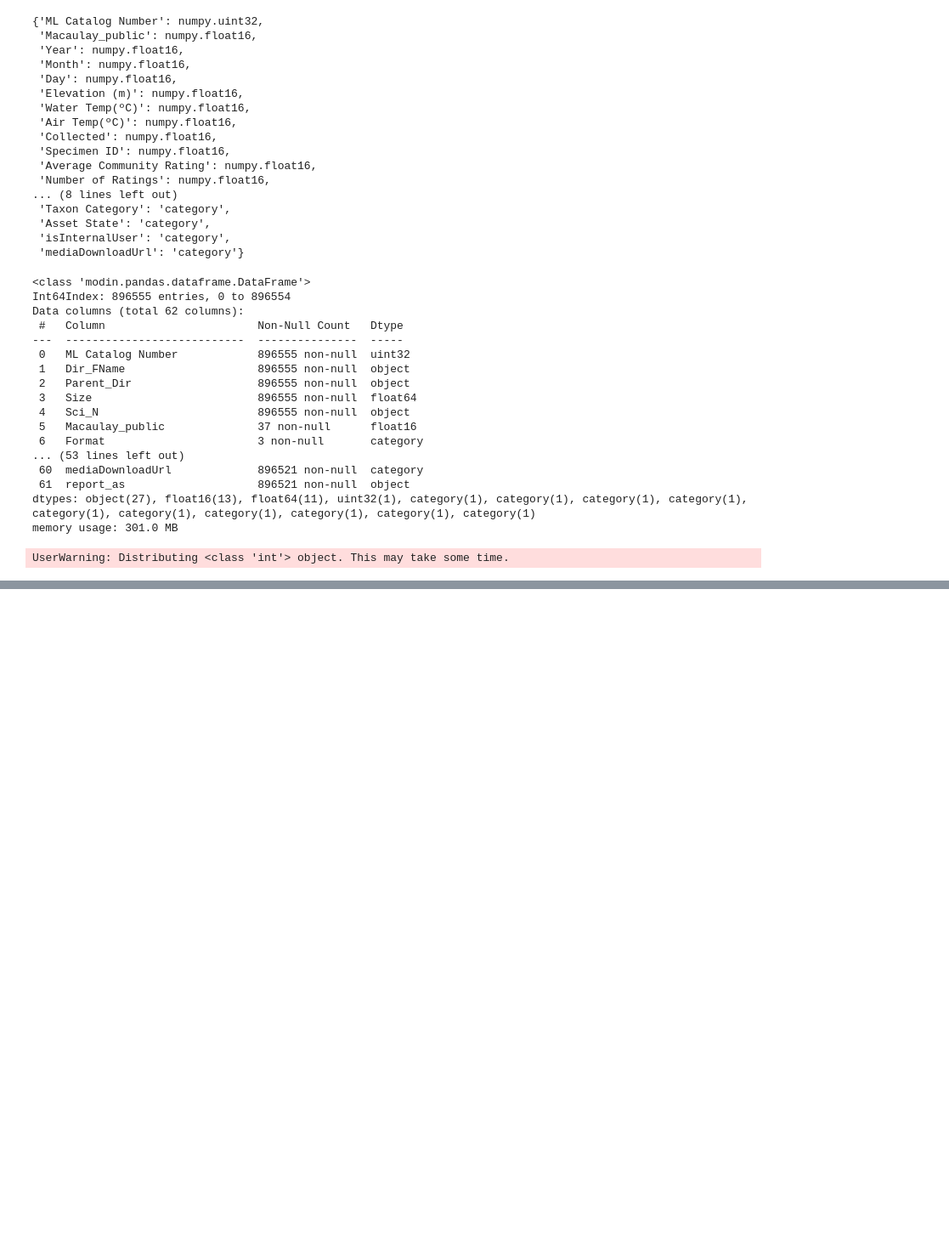
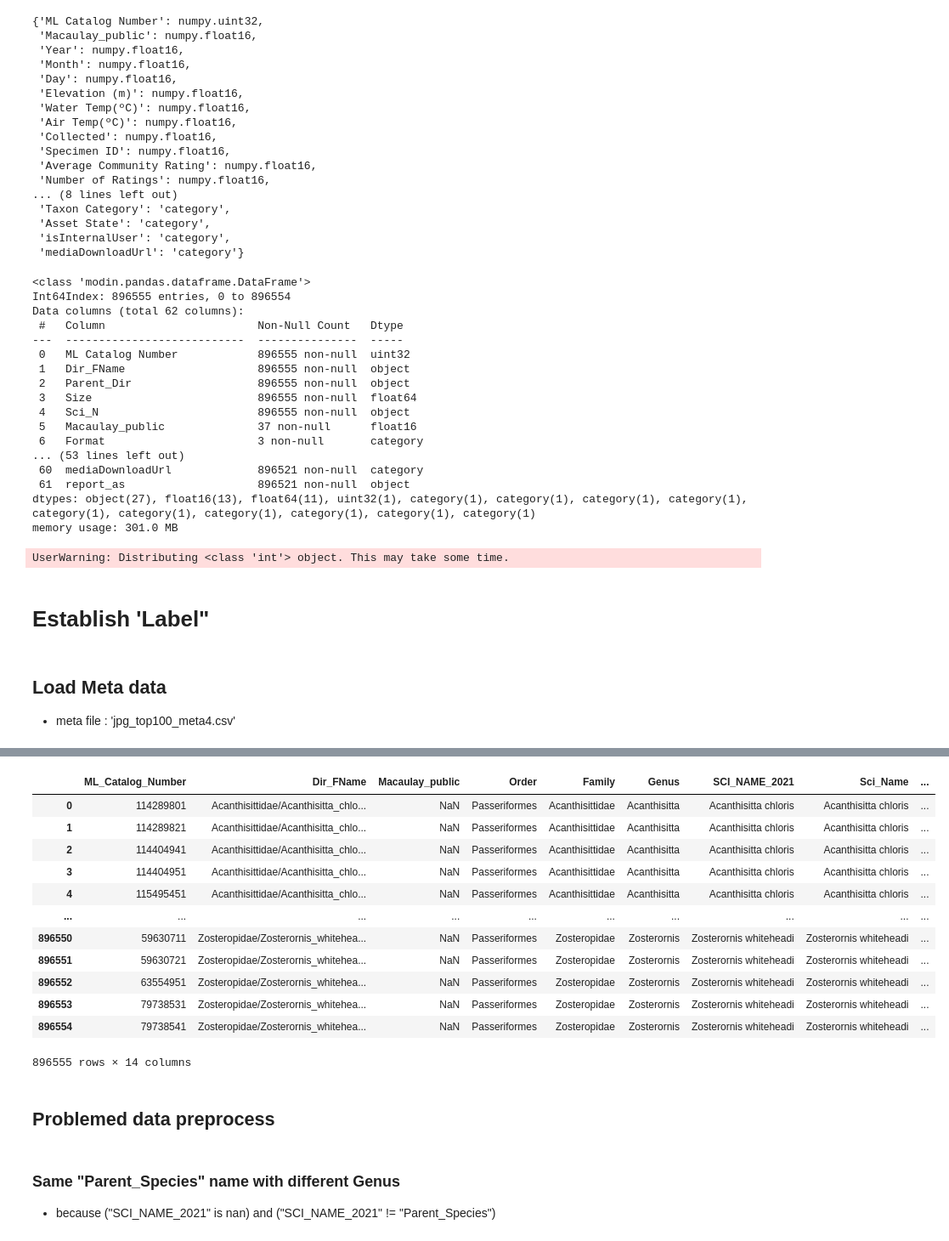
Before and after one commit to YunghuiHsu/ebird_project, a Jupyter notebook: download_ebird/get_ebird_meta.ipynb, the cells around one changed output, grey strips where cells are left out. Shown: that part at 85% size. Cells and saved outputs as stored; diff of their text form; code cells hidden in the pictures; blank space fills up the shorter version.

```diff
--- a/download_ebird/get_ebird_meta.ipynb
+++ b/download_ebird/get_ebird_meta.ipynb
@@ -1323,3 +1323,25 @@ Data columns (total 62 columns):
 dtypes: object(27), float16(13), float64(11), uint32(1), category(1), category(1), category(1), category(1), category(1), category(1), category(1), category(1), category(1), category(1)
 memory usage: 301.0 MB
 UserWarning: Distributing <class 'int'> object. This may take some time.
+# %% [markdown]
+# Establish 'Label"
+# %% [markdown]
+## Load Meta data
+- meta file : 'jpg_top100_meta4.csv'
+# %%
+%%time
+meta_file = dir_meta/'jpg_top100_meta4.csv'
+df_jpg100_meta = pd.read_csv(meta_file, index_col=0,)
+                            #  dtype=column_dtypes
+
+col_basic = ['ML_Catalog_Number', 'Dir_FName', 'Macaulay_public']
+col_file = ['Dir_FName', 'Parent_Dir', 'Sci_N']
+col_taxon = ['Order', 'Family', 'Genus', 'SCI_NAME_2021', 'Sci_Name', 'Parent_Species', 'Taxon_Category']
+col_geo = ['Country', 'Latitude', 'Longitude']
+col_time = ['Year', 'Month', 'Day']
+col_rating = ['Average_Community_Rating','Number_of_Ratings']
+col_state = ['Age/Sex', 'Behaviors']
+col_rating = ['Number_of_Ratings', 'Average_Community_Rating',]
+df_meta = df_jpg100_meta[col_basic + col_taxon + col_rating + col_state].copy()
+df_meta
+# %% [output]
@@ -1325,0 +1350,18 @@ UserWarning: Distributing <class 'int'> object. This may take some time.
+|  | ML_Catalog_Number | Dir_FName | Macaulay_public | Order | Family | Genus | SCI_NAME_2021 | Sci_Name | ... |
+| 0 | 114289801 | Acanthisittidae/Acanthisitta_chlo... | NaN | Passeriformes | Acanthisittidae | Acanthisitta | Acanthisitta chloris | Acanthisitta chloris | ... |
+| 1 | 114289821 | Acanthisittidae/Acanthisitta_chlo... | NaN | Passeriformes | Acanthisittidae | Acanthisitta | Acanthisitta chloris | Acanthisitta chloris | ... |
+| 2 | 114404941 | Acanthisittidae/Acanthisitta_chlo... | NaN | Passeriformes | Acanthisittidae | Acanthisitta | Acanthisitta chloris | Acanthisitta chloris | ... |
+| 3 | 114404951 | Acanthisittidae/Acanthisitta_chlo... | NaN | Passeriformes | Acanthisittidae | Acanthisitta | Acanthisitta chloris | Acanthisitta chloris | ... |
+| 4 | 115495451 | Acanthisittidae/Acanthisitta_chlo... | NaN | Passeriformes | Acanthisittidae | Acanthisitta | Acanthisitta chloris | Acanthisitta chloris | ... |
+| ... | ... | ... | ... | ... | ... | ... | ... | ... | ... |
+| 896550 | 59630711 | Zosteropidae/Zosterornis_whitehea... | NaN | Passeriformes | Zosteropidae | Zosterornis | Zosterornis whiteheadi | Zosterornis whiteheadi | ... |
+| 896551 | 59630721 | Zosteropidae/Zosterornis_whitehea... | NaN | Passeriformes | Zosteropidae | Zosterornis | Zosterornis whiteheadi | Zosterornis whiteheadi | ... |
+| 896552 | 63554951 | Zosteropidae/Zosterornis_whitehea... | NaN | Passeriformes | Zosteropidae | Zosterornis | Zosterornis whiteheadi | Zosterornis whiteheadi | ... |
+| 896553 | 79738531 | Zosteropidae/Zosterornis_whitehea... | NaN | Passeriformes | Zosteropidae | Zosterornis | Zosterornis whiteheadi | Zosterornis whiteheadi | ... |
+| 896554 | 79738541 | Zosteropidae/Zosterornis_whitehea... | NaN | Passeriformes | Zosteropidae | Zosterornis | Zosterornis whiteheadi | Zosterornis whiteheadi | ... |
+896555 rows × 14 columns
+# %% [markdown]
+## Problemed data preprocess
+# %% [markdown]
+### Same "Parent_Species" name with different Genus
+- because ("SCI_NAME_2021" is nan)  and ("SCI_NAME_2021" != "Parent_Species")
```
Also changed, not shown: parts of 59 cells of this notebook.
